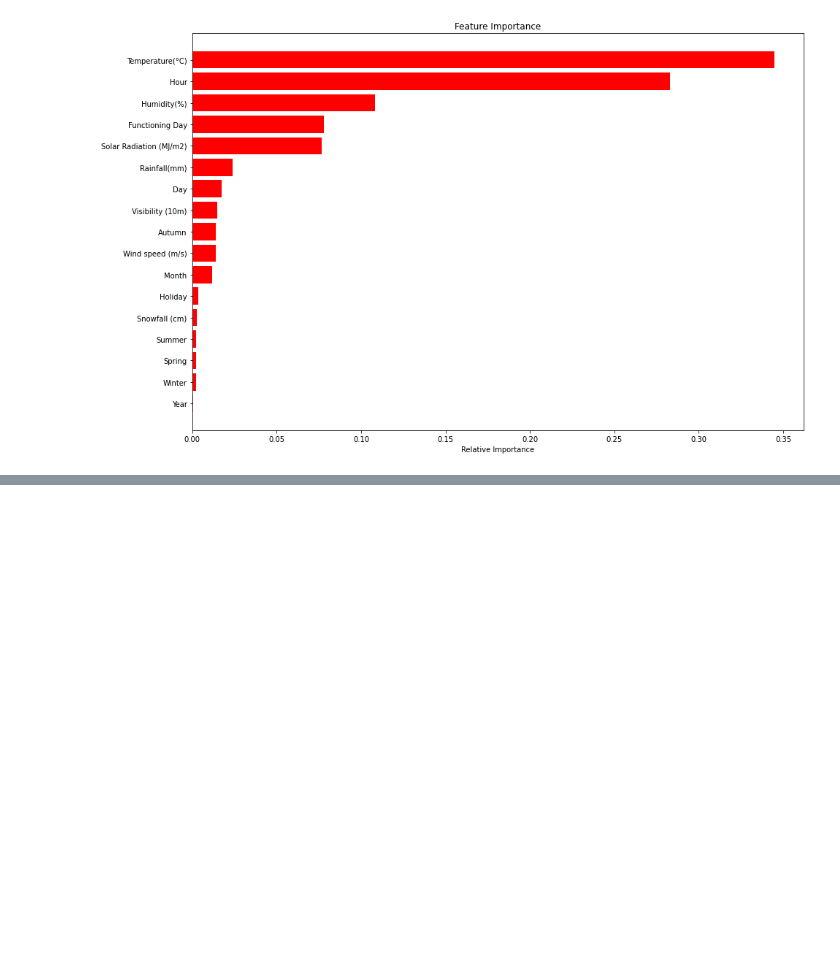
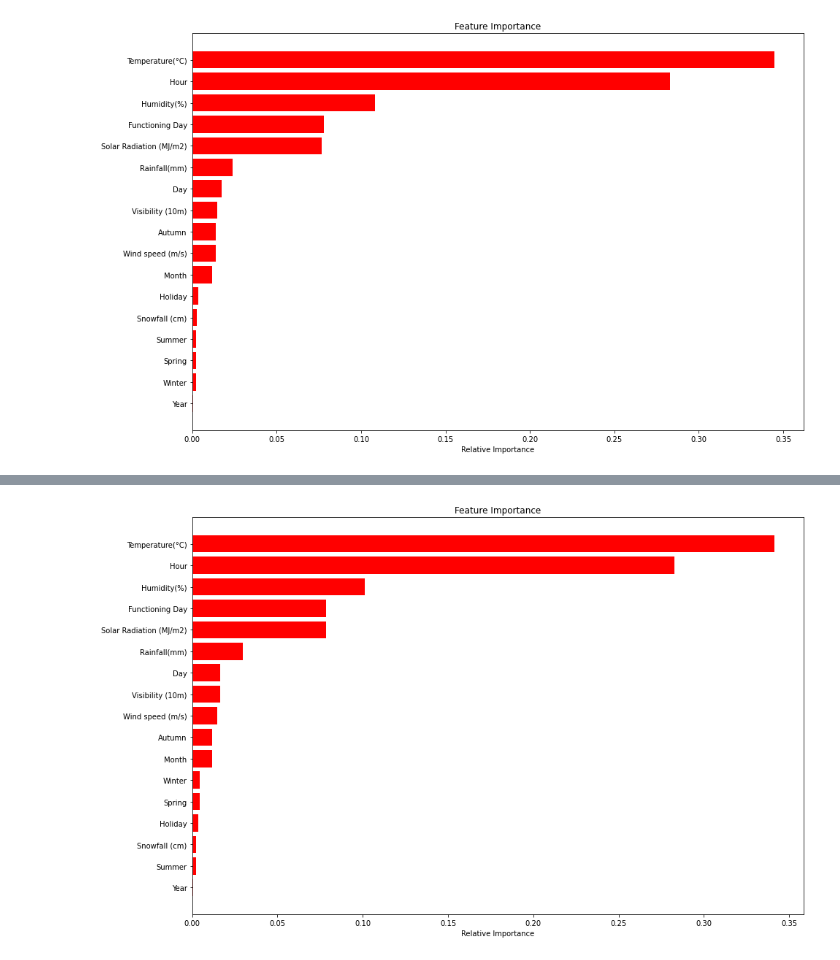
Before and after one commit to Ankitgpt357/Bike-Sharing-demand-prediction, a Jupyter notebook: Bike-Sharing-demand.ipynb, the cells around one changed output, grey strips where cells are left out. Saved outputs shown, nothing was run; the diff lists cells and outputs as text; code cells hidden in the pictures; blank space fills up the shorter version.

```diff
--- a/Bike-Sharing-demand.ipynb
+++ b/Bike-Sharing-demand.ipynb
@@ -739,0 +794,8 @@ get_features_importance(dt_model,X_train)
+# %%
+#getting best estimator of GB model given by gb_grid model
+optimal_gb_model=gb_grid.best_estimator_
+# %%
+#getting and visualizing features_importance of gradient boosting
+get_features_importance(optimal_gb_model,X_train)
+# %% [output]
+[figure, added]
```
Also changed, not shown: parts of 13 cells of this notebook.
